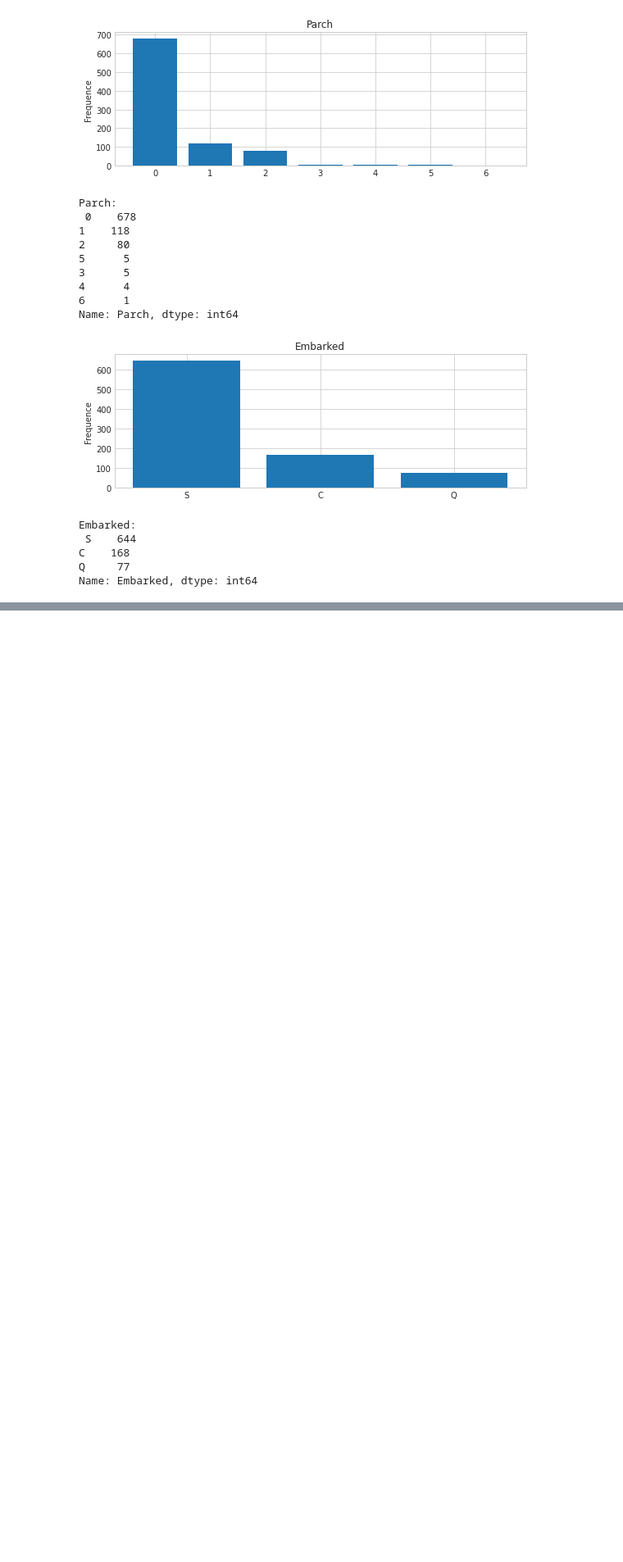
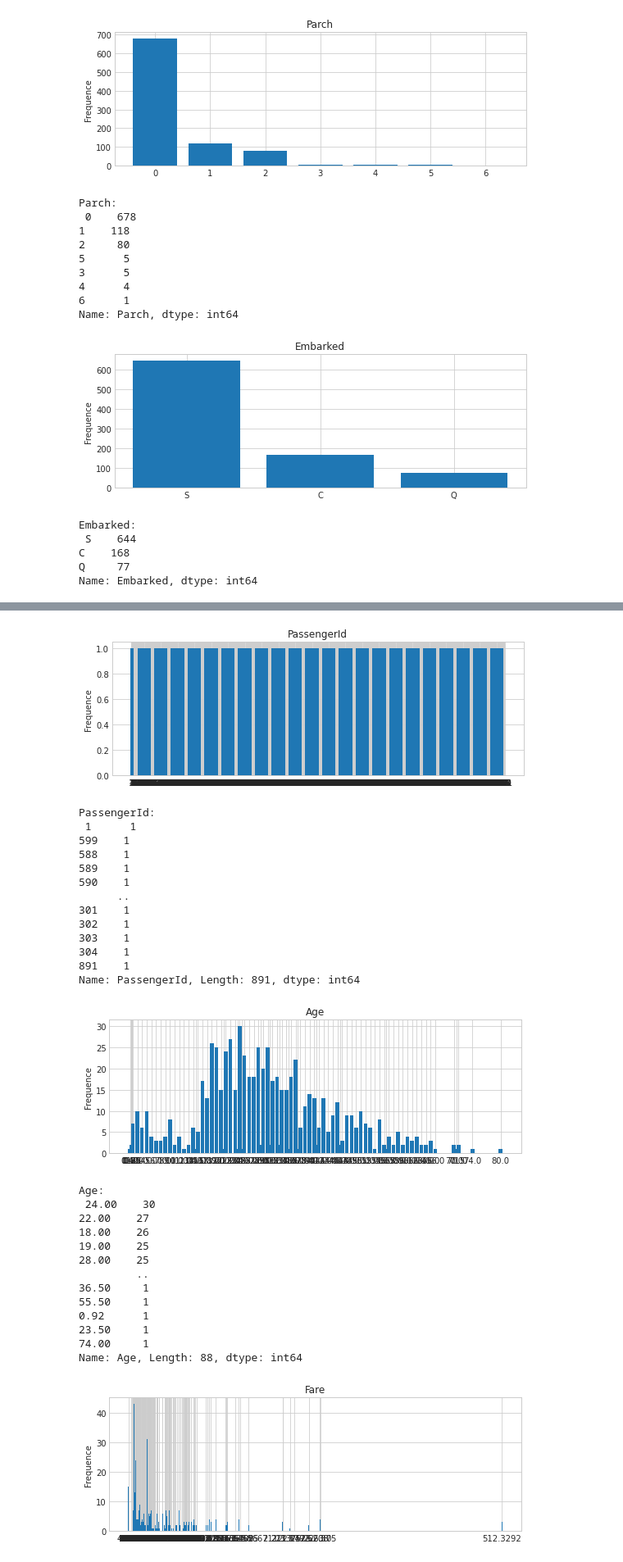
Before and after one commit to TolgaTANRISEVER/titanic-EDA, a Jupyter notebook: titanic-eda.ipynb, the cells around one changed output, grey strips where cells are left out. Shown at 82% size. Drawn from its saved outputs; the diff is of its cells as text; code cells hidden in the pictures; blank space fills up the shorter version.

```diff
--- a/titanic-eda.ipynb
+++ b/titanic-eda.ipynb
@@ -148,7 +149,7 @@ def bar_plot(variable):
 
 category1=[ 'Survived', 'Pclass','Sex', 'SibSp',
        'Parch', 'Embarked']
-for variable in liste:
+for variable in category1:
     bar_plot(variable)
 # %% [output]
 [figure]
@@ -267,0 +211,52 @@ Name: Cabin, Length: 147, dtype: int64
+# %%
+def plot_hist(variable):
+    """
+    input : variable ex :PassengerId"
+    output : bar plot  value count
+    """
+    #get feature
+    var=train_df[variable]
+    #count number of categorical variable
+    varValue=var.value_counts()
+    #visualize
+    plt.figure(figsize=(9,3))
+    plt.bar(varValue.index,varValue)
+    plt.xticks(varValue.index,varValue.index.values)
+    plt.ylabel("Frequence")
+    plt.title(variable)
+    plt.show()
+    print("{}:\n {}".format(variable,varValue))
+# %%
+numerical=['PassengerId','Age' ,'Fare']
+for variable in numerical:
+    plot_hist(variable)
+# %% [output]
+[figure, added]
+PassengerId:
+ 1      1
+599    1
+588    1
+589    1
+590    1
+      ..
+301    1
+302    1
+303    1
+304    1
+891    1
+Name: PassengerId, Length: 891, dtype: int64
+[figure, added]
+Age:
+ 24.00    30
+22.00    27
+18.00    26
+19.00    25
+28.00    25
+         ..
+36.50     1
+55.50     1
+0.92      1
+23.50     1
+74.00     1
+Name: Age, Length: 88, dtype: int64
+[figure, added]
```
Also changed, not shown: parts of 20 cells of this notebook.
